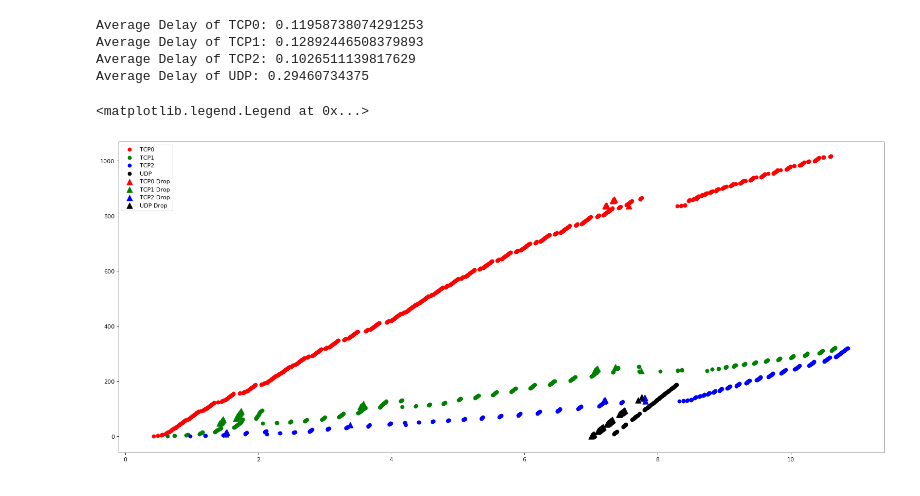
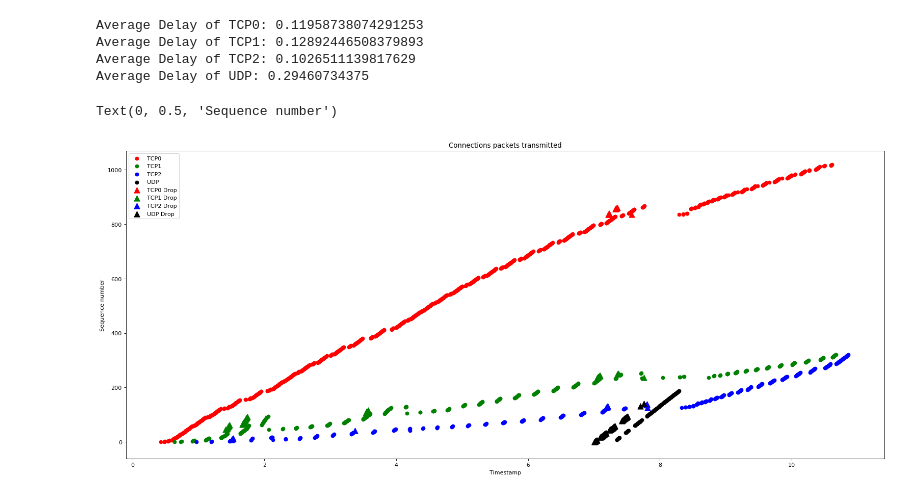
Before and after one commit to vietanhtran2710/network-performance-evaluation, a Jupyter notebook: data.ipynb, the cells around one changed output. Cells and saved outputs as stored; diff of their text form; code cells hidden in the pictures.

```diff
--- a/data.ipynb
+++ b/data.ipynb
@@ -82,32 +82,35 @@ tcp1r = filterPackets(data, tcp1Condition)
 tcp2r = filterPackets(data, tcp2Condition)
 udpR = filterPackets(data, udpCondition)
 ack0Condition = {EVENT: 'r', FROM_NODE: '3', TO_NODE: '0'}
 ack1Condition = {EVENT: 'r', FROM_NODE: '3', TO_NODE: '1'}
 ack2Condition = {EVENT: 'r', FROM_NODE: '3', TO_NODE: '2'}
 ack0 = filterPackets(data, ack0Condition)
 ack1 = filterPackets(data, ack1Condition)
 ack2 = filterPackets(data, ack2Condition)
 drop0, drop1, drop2, dropUDP = [], [], [], []
 for line in data:
     item = line.strip().split()
     if item[EVENT] == 'd':
         if int(float(item[SOURCE_ADDRESS])) == 0:
             drop0.append(item)
         elif int(float(item[SOURCE_ADDRESS])) == 2:
             drop2.append(item)
         elif item[PACKET_TYPE] == 'tcp':
             drop1.append(item)
         else:
             dropUDP.append(item)
 plt.scatter([float(item[TIME]) for item in tcp0r], [int(item[SEQ_NUM]) for item in tcp0r], c='red', label='TCP0')
 plt.scatter([float(item[TIME]) for item in tcp1r], [int(item[SEQ_NUM]) for item in tcp1r], c='green', label='TCP1')
 plt.scatter([float(item[TIME]) for item in tcp2r], [int(item[SEQ_NUM]) for item in tcp2r], c='blue', label='TCP2')
 plt.scatter([float(item[TIME]) for item in udpR], [int(item[SEQ_NUM]) for item in udpR], c='black', label='UDP')
 plt.scatter([float(item[TIME]) for item in drop0], [int(item[SEQ_NUM]) for item in drop0], marker='^', s=100, c='red', label='TCP0 Drop')
 plt.scatter([float(item[TIME]) for item in drop1], [int(item[SEQ_NUM]) for item in drop1], marker='^', s=100, c='green', label='TCP1 Drop')
 plt.scatter([float(item[TIME]) for item in drop2], [int(item[SEQ_NUM]) for item in drop2], marker='^', s=100, c='blue', label='TCP2 Drop')
 plt.scatter([float(item[TIME]) for item in dropUDP], [int(item[SEQ_NUM]) for item in dropUDP], marker='^', s=100, c='black', label='UDP Drop')
 plt.legend()
+plt.title("Connections packets transmitted")
+plt.xlabel("Timestamp")
+plt.ylabel("Sequence number")
 # %% [output]
-<matplotlib.legend.Legend at 0x...>
+Text(0, 0.5, 'Sequence number')
-[figure, old version]
+[figure, new version]
```
Also changed, not shown: parts of 4 cells of this notebook.
